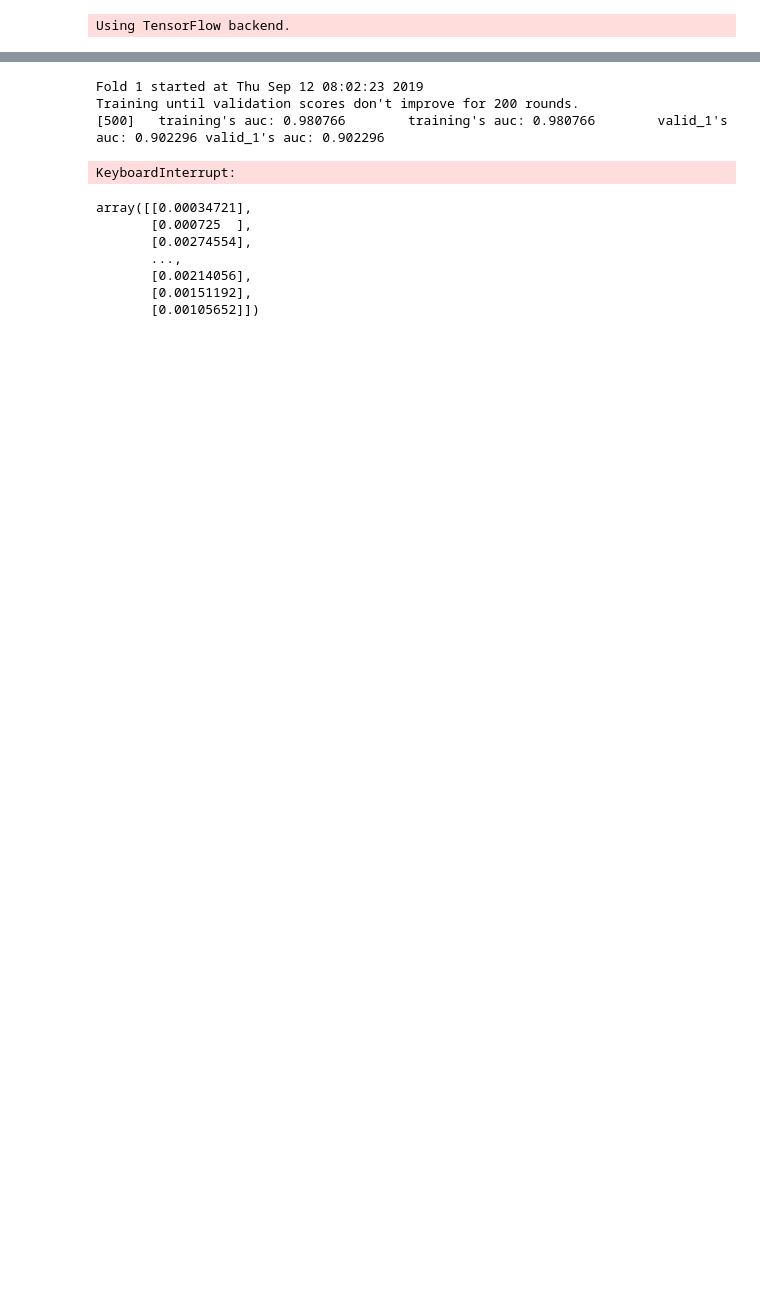
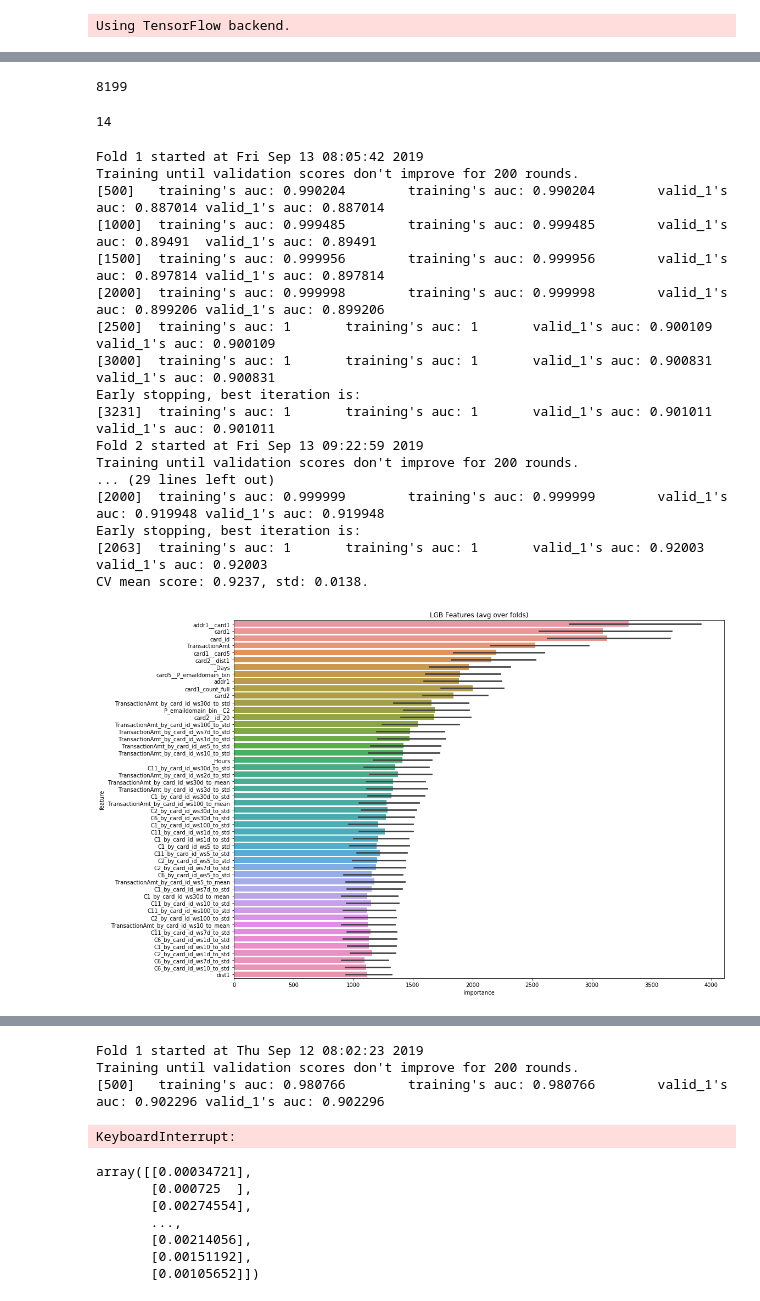
Before and after one commit to vasyafon/BayDS, a Jupyter notebook: notebooks/add_time_features.ipynb, the cells around one changed output, grey strips where cells are left out. Drawn from its saved outputs; the diff is of its cells as text; code cells hidden in the pictures; blank space fills up the shorter version.

```diff
--- a/notebooks/add_time_features.ipynb
+++ b/notebooks/add_time_features.ipynb
@@ -182,0 +279,7 @@ pd.DataFrame(lst_time_aggs).to_csv(f'list_time_aggs_V{name}.csv')
+# %%
+list_std_mean = []
+for item in list_features:
+    if 'std' in item or 'mean' in item:
+        list_std_mean.append(item)
+# %%
+f = set(list_all_std_mean) - set(list_std_mean)
@@ -183,3 +299,76 @@ pd.DataFrame(lst_time_aggs).to_csv(f'list_time_aggs_V{name}.csv')
+# %%
+X_time = X.drop(list(f), axis=1)
+# %%
+test_time = test.drop(list(f), axis=1)
+# %%
+del X, test
+gc.collect()
+# %% [output]
+8199
+# %%
+del temp
+gc.collect()
+# %% [output]
+14
+# %%
+params = {'num_leaves': 491,
+          'min_child_weight': 0.03454472573214212,
+          'feature_fraction': 0.3797454081646243,
+          'bagging_fraction': 0.4181193142567742,
+          'min_data_in_leaf': 106,
+          'objective': 'binary',
+          'max_depth': -1,
+          'learning_rate': 0.006883242363721497,
+          "boosting_type": "gbdt",
+          "bagging_seed": 11,
+          "metric": 'auc',
+          "verbosity": -1,
+          'reg_alpha': 0.3899927210061127,
+          'reg_lambda': 0.6485237330340494,
+          'random_state': 47,
+         }
+
+n_fold = 5
+folds = KFold(n_splits=n_fold)
+train_options = {
+    "model_type":'lgb',
+    "params": params,
+    "eval_metric":'auc',
+    'early_stopping_rounds': 200,
+    'n_estimators': 10000,
+    'averaging': 'usual',
+    'use_groups': False,
+    'fold_name': folds.__class__.__name__,
+    'n_splits': n_fold
+
+}
+result_dict_lgb_after_rfe = train_model_classification(X=X_time, X_test=test_time, y=y, params=params, folds=folds,
+                                             model_type=train_options['model_type'],
+                                             eval_metric=train_options['eval_metric'],
+                                             plot_feature_importance=True,
+                                             verbose=500, early_stopping_rounds=train_options['early_stopping_rounds'],
+                                             n_estimators=train_options['n_estimators'],
+                                             averaging=train_options['averaging'],
+                                             n_jobs=-1, groups=None)
+# %% [output]
+Fold 1 started at Fri Sep 13 08:05:42 2019
+Training until validation scores don't improve for 200 rounds.
+[500]   training's auc: 0.990204        training's auc: 0.990204        valid_1's auc: 0.887014 valid_1's auc: 0.887014
+[1000]  training's auc: 0.999485        training's auc: 0.999485        valid_1's auc: 0.89491  valid_1's auc: 0.89491
+[1500]  training's auc: 0.999956        training's auc: 0.999956        valid_1's auc: 0.897814 valid_1's auc: 0.897814
+[2000]  training's auc: 0.999998        training's auc: 0.999998        valid_1's auc: 0.899206 valid_1's auc: 0.899206
+[2500]  training's auc: 1       training's auc: 1       valid_1's auc: 0.900109 valid_1's auc: 0.900109
+[3000]  training's auc: 1       training's auc: 1       valid_1's auc: 0.900831 valid_1's auc: 0.900831
+Early stopping, best iteration is:
+[3231]  training's auc: 1       training's auc: 1       valid_1's auc: 0.901011 valid_1's auc: 0.901011
+Fold 2 started at Fri Sep 13 09:22:59 2019
+Training until validation scores don't improve for 200 rounds.
+... (29 lines left out)
+[2000]  training's auc: 0.999999        training's auc: 0.999999        valid_1's auc: 0.919948 valid_1's auc: 0.919948
+Early stopping, best iteration is:
+[2063]  training's auc: 1       training's auc: 1       valid_1's auc: 0.92003  valid_1's auc: 0.92003
+CV mean score: 0.9237, std: 0.0138.
+[figure, added]
 # %%
 params = {'num_leaves': 491,
           'min_child_weight': 0.03454472573214212,
```
Also changed, not shown: parts of 27 cells of this notebook.
